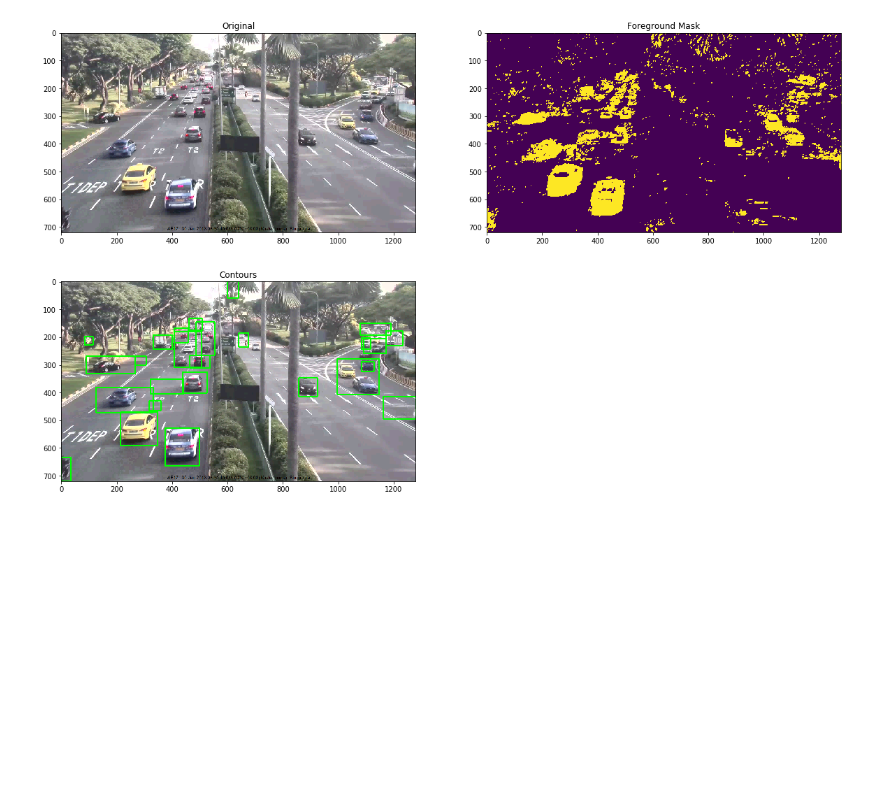
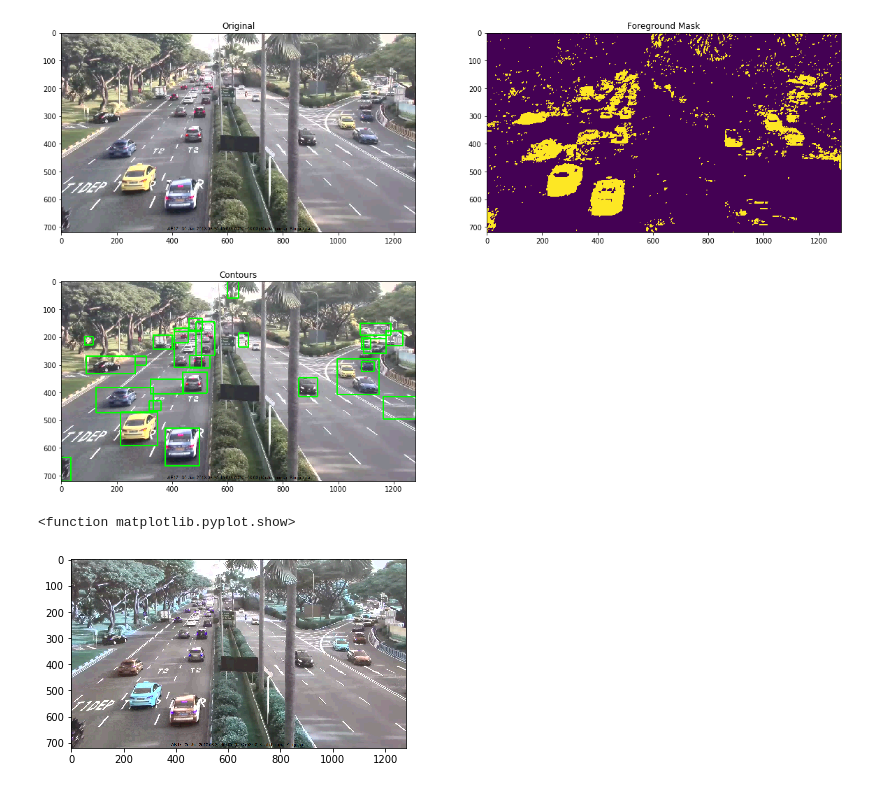
Before and after one commit to softmaxwan/ssd_keras, a Jupyter notebook: TrafficCount.ipynb, the cells around one changed output. Saved outputs shown, nothing was run; the diff lists cells and outputs as text; code cells hidden in the pictures; blank space fills up the shorter version.

```diff
--- a/TrafficCount.ipynb
+++ b/TrafficCount.ipynb
@@ -47,6 +37 @@ cap = np.array(cap)
-# %%
-bg_subtractor = cv.createBackgroundSubtractorMOG2(history=num, detectShadows=True)
-for frame in cap:
-    fgmask = bg_subtractor.apply(frame, None, 0.001)
-test = bg_subtractor.getBackgroundImage(cap)
 # %%
@@ -105,10 +70,17 @@ def contour_to_pts(contour):
     pt3 = [x + w, y + h]
     pt4 = [x, y + h]
     return np.array([pt1, pt2, pt3, pt4])
-# %%
-img = frame.copy()
-
-for match in matches:
-    pts = contour_to_pts(match)
-    #pts = pts.reshape((-1,1,2))
-    cv.polylines(img, [pts], True, (0,255,0), thickness = 3)
+# %%
+def countour_filter(contours):
+    matches = []
+    # filtering by with, height
+    for (i, contour) in enumerate(contours):
+        (x, y, w, h) = cv.boundingRect(contour)
+        contour_valid = (w >= min_contour_width) and (
+            h >= min_contour_height)
+        if not contour_valid:
+            continue
+        # getting center of the bounding box
+        centroid = get_centroid(x, y, w, h)
+        matches.append(((x, y, w, h), centroid))
+    return matches
@@ -120,3 +155,9 @@ plt.subplot(223),plt.imshow(cv.cvtColor(img, cv.COLOR_BGR2RGB)),plt.title('Conto
 plt.show()
 # %% [output]
 [figure]
+# %%
+plt.imshow(frame)
+plt.show
+# %% [output]
+<function matplotlib.pyplot.show>
+[figure, added]
```
Also changed, not shown: parts of 7 cells of this notebook, 1 other file.
